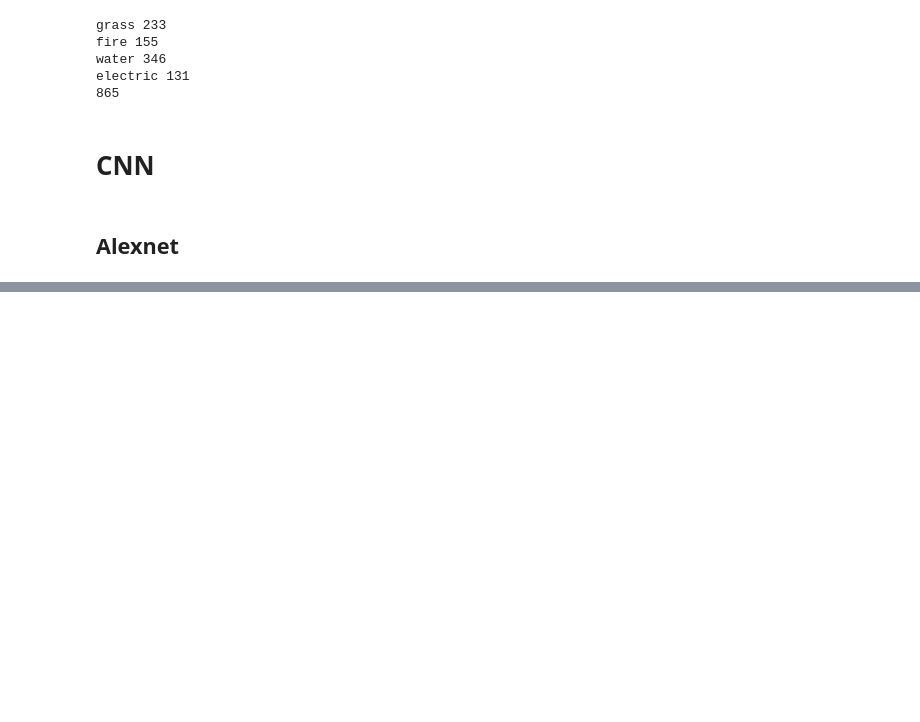
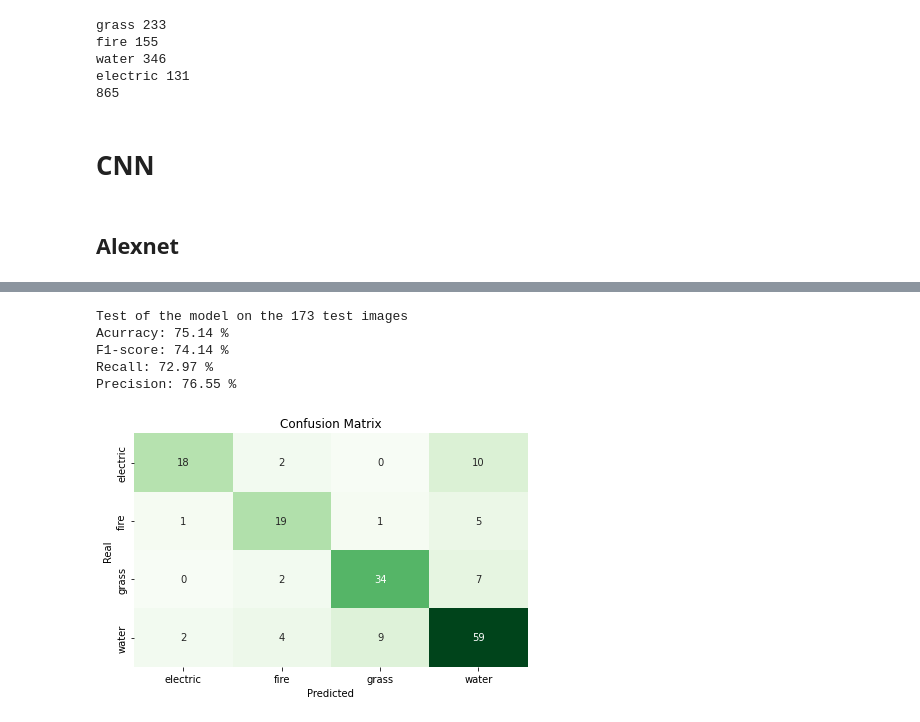
Before and after one commit to DiegoOrtizS/pokemon-CNN, a Jupyter notebook: Proyecto5/notebook.ipynb, the cells around one changed output, grey strips where cells are left out. Drawn from its saved outputs; the diff is of its cells as text; code cells hidden in the pictures; blank space fills up the shorter version.

```diff
--- a/Proyecto5/notebook.ipynb
+++ b/Proyecto5/notebook.ipynb
@@ -341,0 +394,9 @@ test(resnet18, "resnet18 confusion matrix SGD epochs=100 lr=3e-4 weight_decay=0.
+# %%
+vgg13 = torchvision.models.vgg13(pretrained=True)
+for e in vgg13.parameters():
+   e.requires_grad = False
+device = torch.device('cuda:0' if torch.cuda.is_available() else 'cpu')
+vgg13.classifier[3] = nn.Linear(in_features=4096, out_features=1024, bias=True)
+vgg13.classifier[6] = nn.Linear(in_features=1024, out_features=len(types), bias=True)
+optimizer = optim.SGD(vgg13.parameters(), lr=3e-4, weight_decay=0.005, momentum=0.9)
+vgg13.to(device)
@@ -341,0 +423,11 @@ test(resnet18, "resnet18 confusion matrix SGD epochs=100 lr=3e-4 weight_decay=0.
+# %%
+# test after train
+torch.manual_seed(1)
+test(vgg13, "vgg13 confusion matrix SGD epochs=100 lr=3e-4 weight_decay=0.005 momentum=0.9.png")
+# %% [output]
+Test of the model on the 173 test images
+Acurracy: 75.14 %
+F1-score: 74.14 %
+Recall: 72.97 %
+Precision: 76.55 %
+[figure, added]
```
Also changed, not shown: parts of 12 cells of this notebook, 6 other files.
